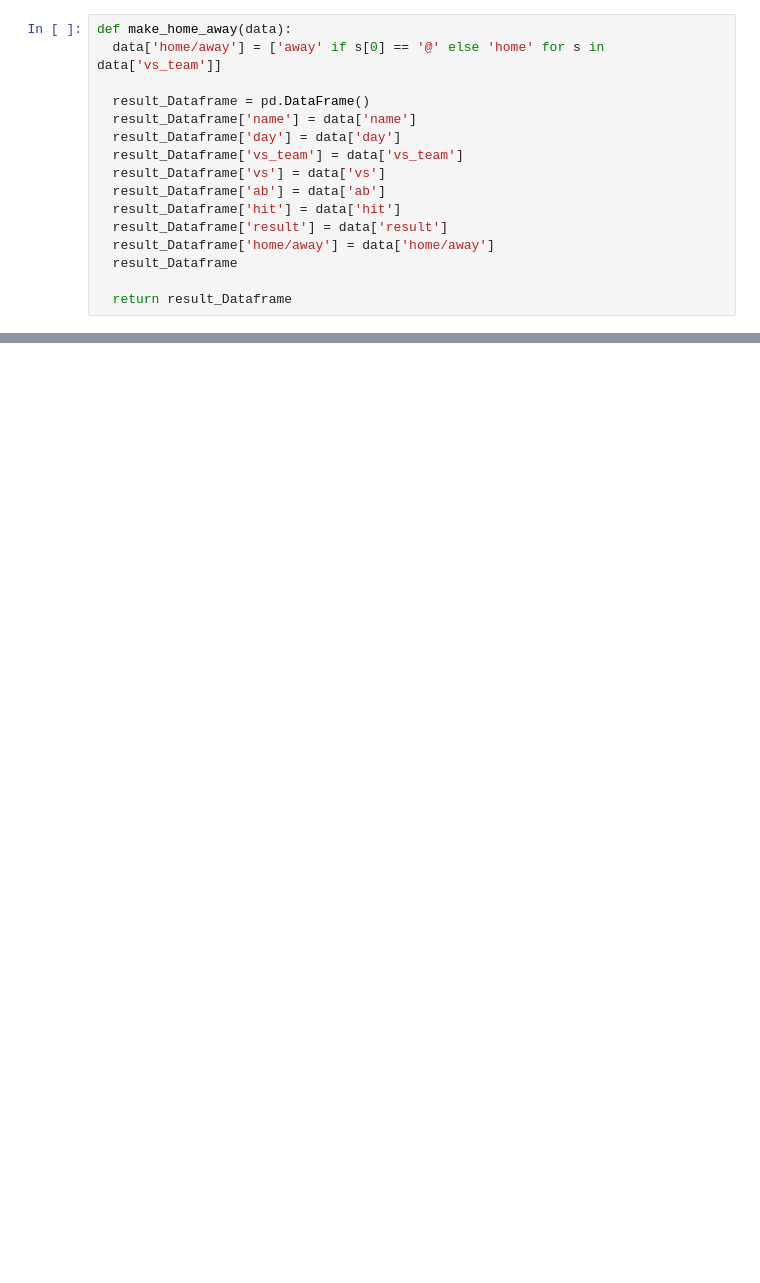
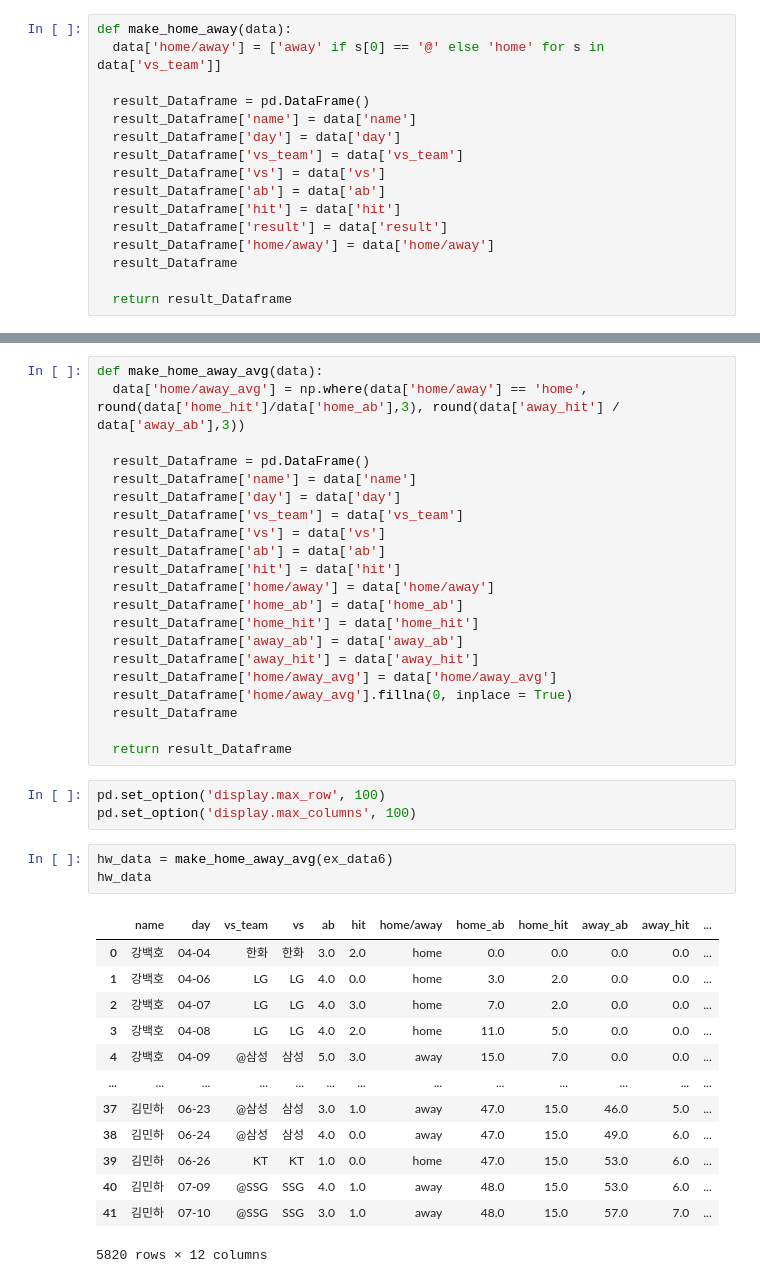
Before and after one commit to KimGriezmann/CAU_AI-SW_PE_Program, a Jupyter notebook: make_def.ipynb, the cells around one changed output, grey strips where cells are left out. Saved outputs shown, nothing was run; the diff lists cells and outputs as text; blank space fills up the shorter version.

```diff
--- a/make_def.ipynb
+++ b/make_def.ipynb
@@ -439,0 +389,41 @@ def make_home_away_avg(hitter_data, data):
+# %%
+def make_home_away_avg(data):
+  data['home/away_avg'] = np.where(data['home/away'] == 'home', round(data['home_hit']/data['home_ab'],3), round(data['away_hit'] / data['away_ab'],3))
+
+  result_Dataframe = pd.DataFrame()
+  result_Dataframe['name'] = data['name']
+  result_Dataframe['day'] = data['day']
+  result_Dataframe['vs_team'] = data['vs_team']
+  result_Dataframe['vs'] = data['vs']
+  result_Dataframe['ab'] = data['ab']
+  result_Dataframe['hit'] = data['hit']
+  result_Dataframe['home/away'] = data['home/away']
+  result_Dataframe['home_ab'] = data['home_ab']
+  result_Dataframe['home_hit'] = data['home_hit']
+  result_Dataframe['away_ab'] = data['away_ab']
+  result_Dataframe['away_hit'] = data['away_hit']
+  result_Dataframe['home/away_avg'] = data['home/away_avg']
+  result_Dataframe['home/away_avg'].fillna(0, inplace = True)
+  result_Dataframe
+
+  return result_Dataframe
+# %%
+pd.set_option('display.max_row', 100)
+pd.set_option('display.max_columns', 100)
+# %%
+hw_data = make_home_away_avg(ex_data6)
+hw_data
+# %% [output]
+|  | name | day | vs_team | vs | ab | hit | home/away | home_ab | home_hit | away_ab | away_hit | ... |
+| 0 | 강백호 | 04-04 | 한화 | 한화 | 3.0 | 2.0 | home | 0.0 | 0.0 | 0.0 | 0.0 | ... |
+| 1 | 강백호 | 04-06 | LG | LG | 4.0 | 0.0 | home | 3.0 | 2.0 | 0.0 | 0.0 | ... |
+| 2 | 강백호 | 04-07 | LG | LG | 4.0 | 3.0 | home | 7.0 | 2.0 | 0.0 | 0.0 | ... |
+| 3 | 강백호 | 04-08 | LG | LG | 4.0 | 2.0 | home | 11.0 | 5.0 | 0.0 | 0.0 | ... |
+| 4 | 강백호 | 04-09 | @삼성 | 삼성 | 5.0 | 3.0 | away | 15.0 | 7.0 | 0.0 | 0.0 | ... |
+| ... | ... | ... | ... | ... | ... | ... | ... | ... | ... | ... | ... | ... |
+| 37 | 김민하 | 06-23 | @삼성 | 삼성 | 3.0 | 1.0 | away | 47.0 | 15.0 | 46.0 | 5.0 | ... |
+| 38 | 김민하 | 06-24 | @삼성 | 삼성 | 4.0 | 0.0 | away | 47.0 | 15.0 | 49.0 | 6.0 | ... |
+| 39 | 김민하 | 06-26 | KT | KT | 1.0 | 0.0 | home | 47.0 | 15.0 | 53.0 | 6.0 | ... |
+| 40 | 김민하 | 07-09 | @SSG | SSG | 4.0 | 1.0 | away | 48.0 | 15.0 | 53.0 | 6.0 | ... |
+| 41 | 김민하 | 07-10 | @SSG | SSG | 3.0 | 1.0 | away | 48.0 | 15.0 | 57.0 | 7.0 | ... |
+5820 rows × 12 columns
```
Also changed, not shown: parts of 15 cells of this notebook.
